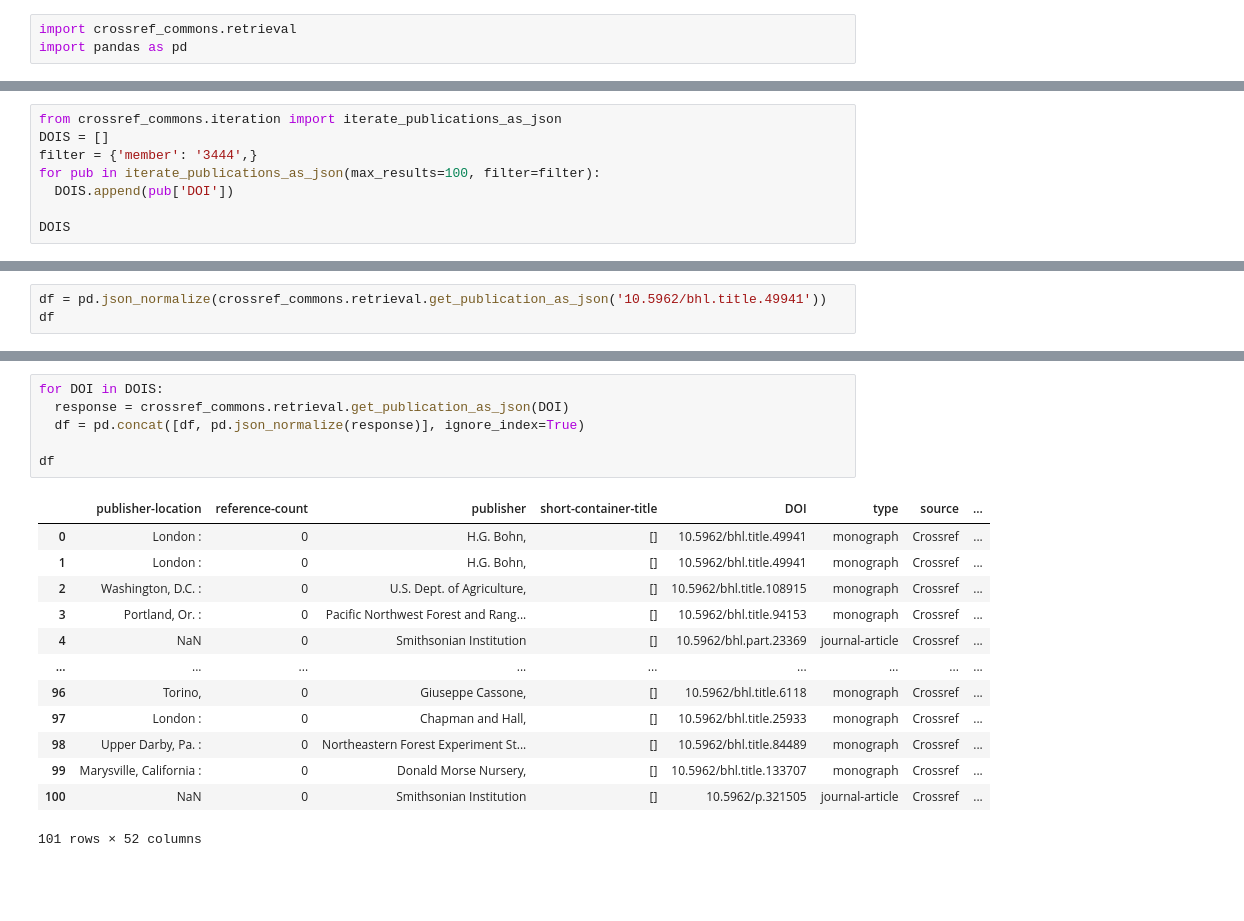
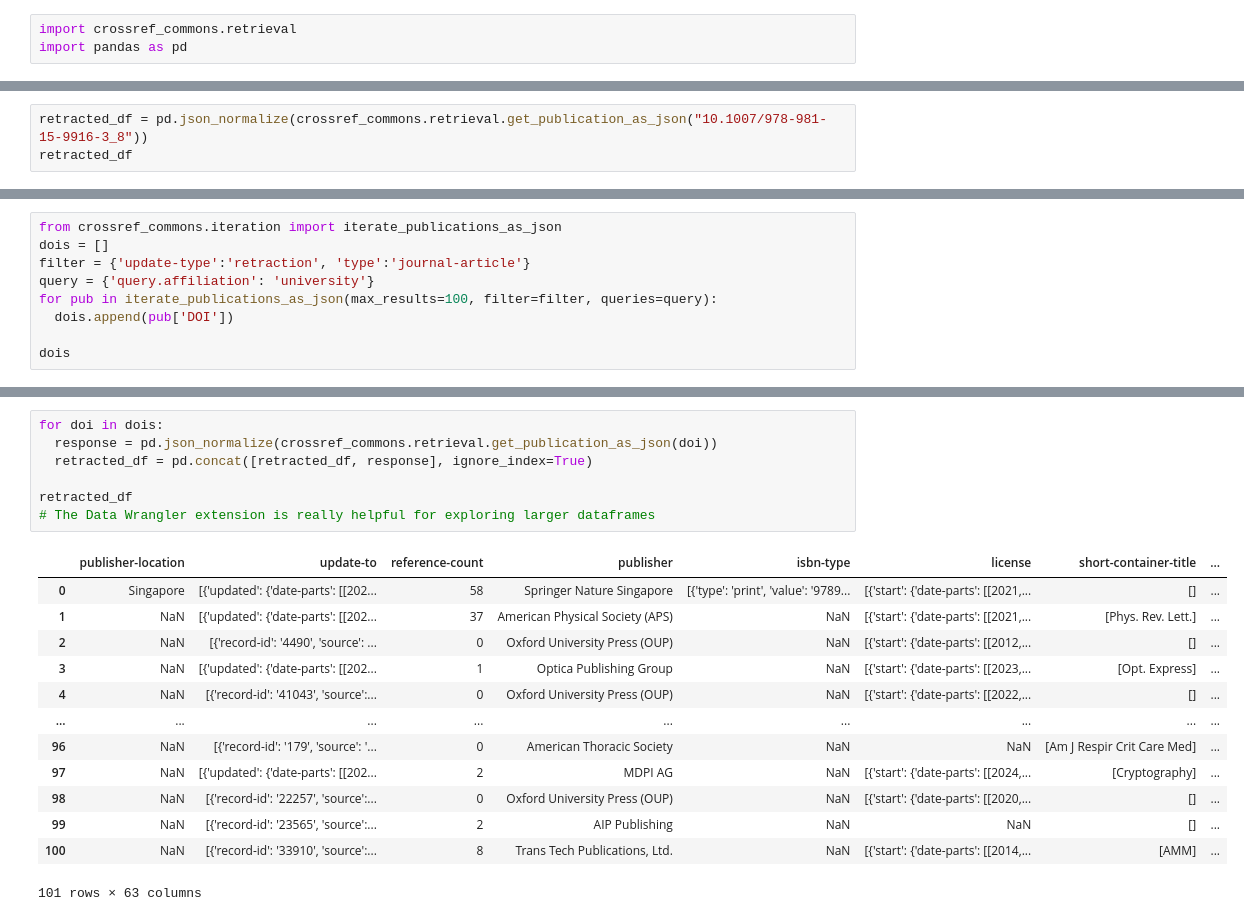
Before and after one commit to sawatson-um/pythonbasics_fall2025, a Jupyter notebook: week_7_Fall2025.ipynb, the cells around one changed output, grey strips where cells are left out. Cells and saved outputs as stored; diff of their text form; blank space fills up the shorter version.

Commit message:
changed example to retractions

```diff
--- a/week_7_Fall2025.ipynb
+++ b/week_7_Fall2025.ipynb
@@ -122,8 +43,0 @@ df
-# %%
-from crossref_commons.iteration import iterate_publications_as_json
-DOIS = []
-filter = {'member': '3444',}
-for pub in iterate_publications_as_json(max_results=100, filter=filter):
-  DOIS.append(pub['DOI'])
-
-DOIS
@@ -148,4 +51,4 @@ DOIS
 # %%
-df = pd.json_normalize(crossref_commons.retrieval.get_publication_as_json('10.5962/bhl.title.49941'))
-df
+retracted_df = pd.json_normalize(crossref_commons.retrieval.get_publication_as_json("10.1007/978-981-15-9916-3_8"))
+retracted_df
 # %% [output]
@@ -154,0 +58,9 @@ df
+# %%
+from crossref_commons.iteration import iterate_publications_as_json
+dois = []
+filter = {'update-type':'retraction', 'type':'journal-article'}
+query = {'query.affiliation': 'university'}
+for pub in iterate_publications_as_json(max_results=100, filter=filter, queries=query):
+  dois.append(pub['DOI'])
+
+dois
@@ -155,20 +85,21 @@ df
 # %%
-for DOI in DOIS:
-  response = crossref_commons.retrieval.get_publication_as_json(DOI)
-  df = pd.concat([df, pd.json_normalize(response)], ignore_index=True)
+for doi in dois:
+  response = pd.json_normalize(crossref_commons.retrieval.get_publication_as_json(doi))
+  retracted_df = pd.concat([retracted_df, response], ignore_index=True)
 
-df
+retracted_df
+# The Data Wrangler extension is really helpful for exploring larger dataframes
 # %% [output]
-|  | publisher-location | reference-count | publisher | short-container-title | DOI | type | source | ... |
-| 0 | London : | 0 | H.G. Bohn, | [] | 10.5962/bhl.title.49941 | monograph | Crossref | ... |
-| 1 | London : | 0 | H.G. Bohn, | [] | 10.5962/bhl.title.49941 | monograph | Crossref | ... |
-| 2 | Washington, D.C. : | 0 | U.S. Dept. of Agriculture, | [] | 10.5962/bhl.title.108915 | monograph | Crossref | ... |
-| 3 | Portland, Or. : | 0 | Pacific Northwest Forest and Rang... | [] | 10.5962/bhl.title.94153 | monograph | Crossref | ... |
-| 4 | NaN | 0 | Smithsonian Institution | [] | 10.5962/bhl.part.23369 | journal-article | Crossref | ... |
+|  | publisher-location | update-to | reference-count | publisher | isbn-type | license | short-container-title | ... |
+| 0 | Singapore | [{'updated': {'date-parts': [[202... | 58 | Springer Nature Singapore | [{'type': 'print', 'value': '9789... | [{'start': {'date-parts': [[2021,... | [] | ... |
+| 1 | NaN | [{'updated': {'date-parts': [[202... | 37 | American Physical Society (APS) | NaN | [{'start': {'date-parts': [[2021,... | [Phys. Rev. Lett.] | ... |
+| 2 | NaN | [{'record-id': '4490', 'source': ... | 0 | Oxford University Press (OUP) | NaN | [{'start': {'date-parts': [[2012,... | [] | ... |
+| 3 | NaN | [{'updated': {'date-parts': [[202... | 1 | Optica Publishing Group | NaN | [{'start': {'date-parts': [[2023,... | [Opt. Express] | ... |
+| 4 | NaN | [{'record-id': '41043', 'source':... | 0 | Oxford University Press (OUP) | NaN | [{'start': {'date-parts': [[2022,... | [] | ... |
 | ... | ... | ... | ... | ... | ... | ... | ... | ... |
-| 96 | Torino, | 0 | Giuseppe Cassone, | [] | 10.5962/bhl.title.6118 | monograph | Crossref | ... |
-| 97 | London : | 0 | Chapman and Hall, | [] | 10.5962/bhl.title.25933 | monograph | Crossref | ... |
-| 98 | Upper Darby, Pa. : | 0 | Northeastern Forest Experiment St... | [] | 10.5962/bhl.title.84489 | monograph | Crossref | ... |
-| 99 | Marysville, California : | 0 | Donald Morse Nursery, | [] | 10.5962/bhl.title.133707 | monograph | Crossref | ... |
-| 100 | NaN | 0 | Smithsonian Institution | [] | 10.5962/p.321505 | journal-article | Crossref | ... |
+| 96 | NaN | [{'record-id': '179', 'source': '... | 0 | American Thoracic Society | NaN | NaN | [Am J Respir Crit Care Med] | ... |
+| 97 | NaN | [{'updated': {'date-parts': [[202... | 2 | MDPI AG | NaN | [{'start': {'date-parts': [[2024,... | [Cryptography] | ... |
+| 98 | NaN | [{'record-id': '22257', 'source':... | 0 | Oxford University Press (OUP) | NaN | [{'start': {'date-parts': [[2020,... | [] | ... |
+| 99 | NaN | [{'record-id': '23565', 'source':... | 2 | AIP Publishing | NaN | NaN | [] | ... |
+| 100 | NaN | [{'record-id': '33910', 'source':... | 8 | Trans Tech Publications, Ltd. | NaN | [{'start': {'date-parts': [[2014,... | [AMM] | ... |
-101 rows × 52 columns
+101 rows × 63 columns
```
Also changed, not shown: parts of 23 cells of this notebook, 1 other file.
